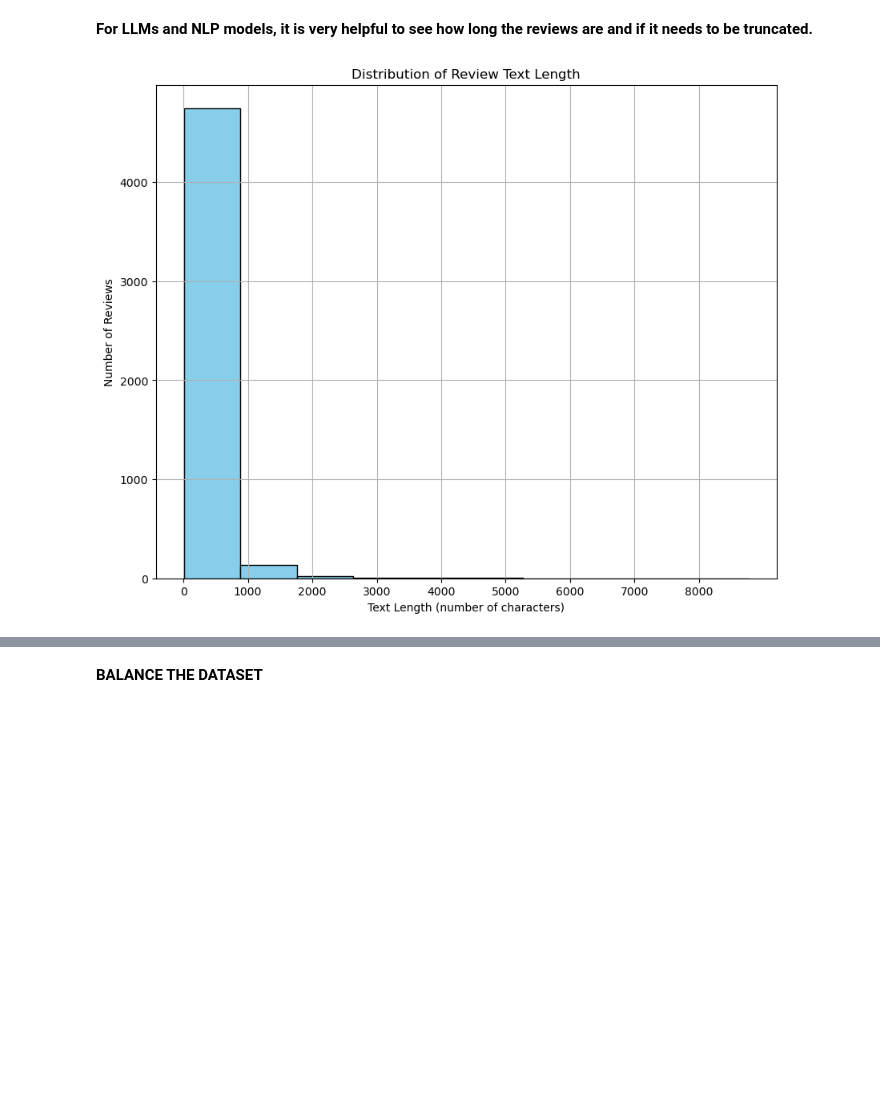
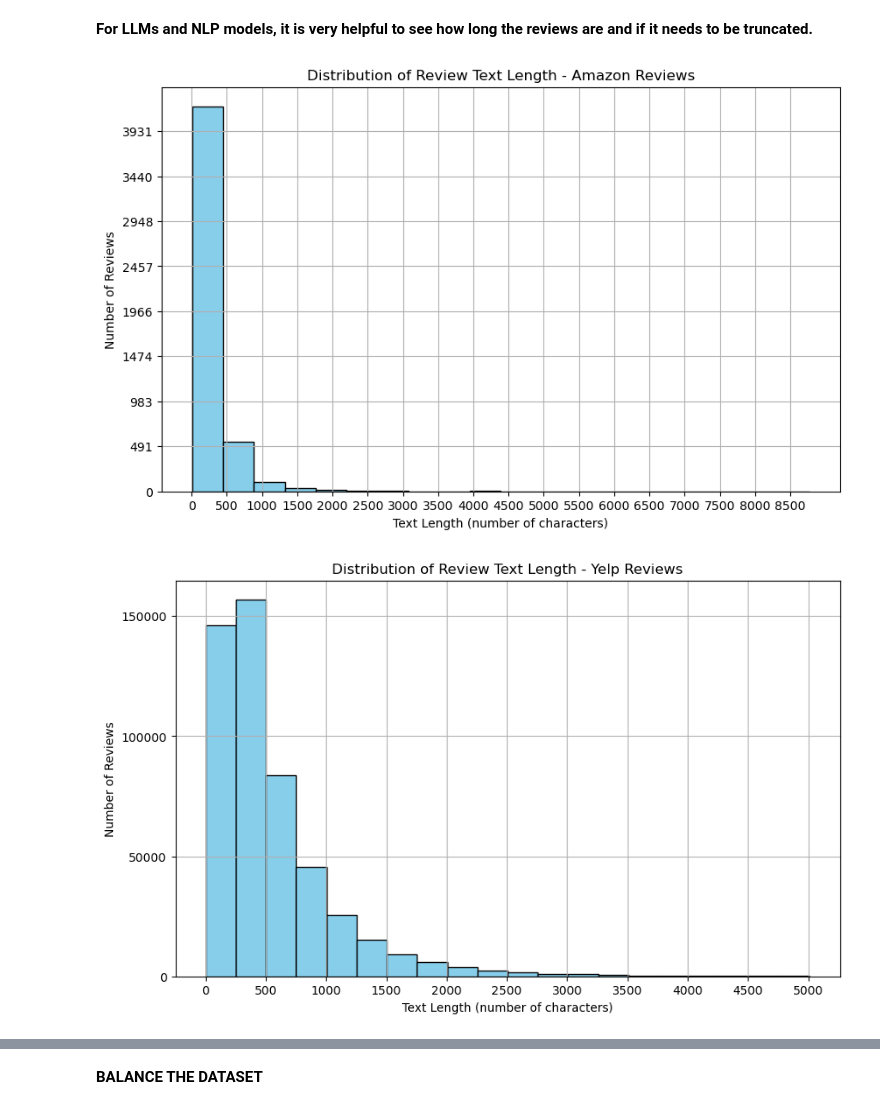
Before and after one commit to bigthinkertoo/AAI-510-Group-7, a Jupyter notebook: AA510_Rating_Prediction.ipynb, the cells around one changed output, grey strips where cells are left out. Cells and saved outputs as stored; diff of their text form; code cells hidden in the pictures; blank space fills up the shorter version.

Commit message:
Added use of yelp reviews
yelp_reviews_500K.json contains 500,000 yelp reviews along with associated ratings. The python notebook has updates to incorporate the review data.

```diff
--- a/AA510_Rating_Prediction.ipynb
+++ b/AA510_Rating_Prediction.ipynb
@@ -70,0 +70,13 @@ reviews_df.head(5)
+# %%
+#Change column name from overall to rating for clarity
+yelp_df.drop(columns=['review_id'], inplace=True)
+yelp_df.drop(columns=['user_id'], inplace=True)
+yelp_df.drop(columns=['business_id'], inplace=True)
+yelp_df.drop(columns=['date'], inplace=True)
+yelp_df.drop(columns=['funny'], inplace=True)
+yelp_df.drop(columns=['cool'], inplace=True)
+yelp_df = yelp_df.rename(columns={'text': 'review'})
+yelp_df['rating'] = yelp_df['stars'].astype(int)
+yelp_df.drop(columns=['stars'], inplace=True)
+
+yelp_df.head(5)
@@ -71,10 +90,13 @@ reviews_df.head(5)
 # %%
 # Combine reviewText and summary
 reviews_df['summary'] = reviews_df['summary'].fillna('')
-reviews_df['combined_text_summary'] = reviews_df['summary'] + ' ' + reviews_df['reviewText']
+reviews_df['review'] = reviews_df['summary'] + ' ' + reviews_df['reviewText']
+reviews_df['rating'] = reviews_df['overall']
+reviews_df.head(5)
+
 
 # Use combined_text and overall
-reviews_df = reviews_df[['combined_text_summary', 'rating']].dropna()
+reviews_df = reviews_df[['review', 'rating']].dropna()
 reviews_df['rating'] = reviews_df['rating'].astype(int)
 # %%
 reviews_df.head(5)
@@ -128,23 +167,28 @@ to predict 5 stars as it has so many examples.
 # %% [markdown]
 **For LLMs and NLP models, it is very helpful to see how long the reviews are and if it needs to be truncated.**
 # %%
-# Compute text length (in characters)
-reviews_df['text_length'] = reviews_df['combined_text_summary'].apply(len)
+def plot_text_length_distribution(df, title):
+    # Compute text length (in characters)
+    df['text_length'] = df['review'].apply(len)
+    total_reviews = len(df)
 
-# Plot histogram of text lengths
-plt.figure(figsize=(10,8))
-plt.hist(reviews_df['text_length'], bins = 10, color='skyblue', edgecolor='black')
-plt.xlabel('Text Length (number of characters)')
-plt.ylabel('Number of Reviews')
-plt.title('Distribution of Review Text Length')
+    # Plot histogram of text lengths
+    plt.figure(figsize=(10,6))
+    plt.hist(df['text_length'], bins=20, color='skyblue', edgecolor='black')
+    plt.xlabel('Text Length (number of characters)')
+    plt.ylabel('Number of Reviews')
+    plt.title(f'Distribution of Review Text Length - {title}')
 
+    # Add custom tick marks
+    import numpy as np
+    plt.xticks(np.arange(0, df['text_length'].max() + 1, 500))
+    plt.yticks(np.arange(0, plt.ylim()[1] + 1, total_reviews/10))
 
-# Add custom tick marks
-import numpy as np
-plt.xticks(np.arange(0, reviews_df['text_length'].max() + 1, 1000))
-plt.yticks(np.arange(0, plt.ylim()[1] + 1, 1000))
+    plt.grid(True)
+    plt.show()
 
-plt.grid(True)
-plt.show()
+plot_text_length_distribution(reviews_df, "Amazon Reviews")
+plot_text_length_distribution(yelp_df, "Yelp Reviews")
 # %% [output]
-[figure, old version]
+[figure, new version]
+[figure, added]
```
Also changed, not shown: parts of 19 cells of this notebook.
